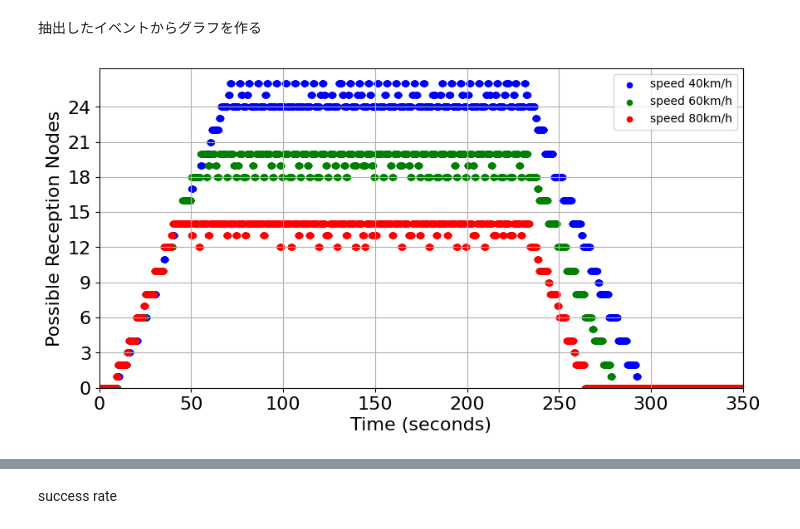
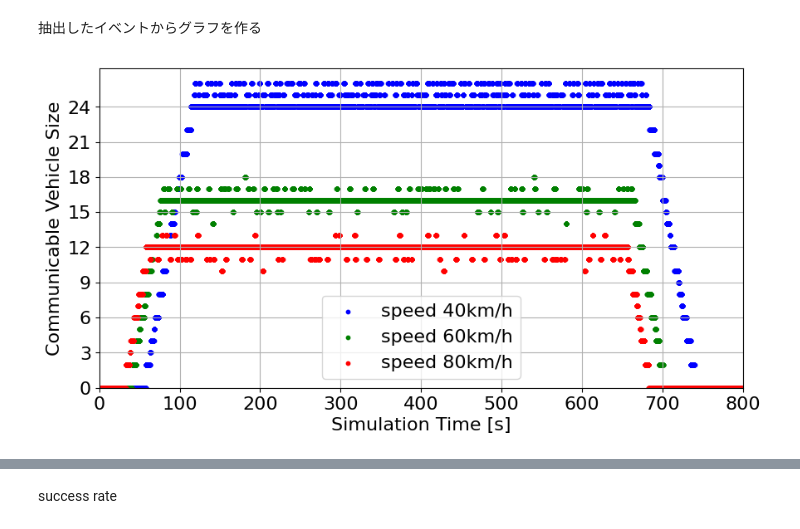
Before and after one commit to lucvil/artery-scenarios, a Jupyter notebook: multiple-rsu-street/result_plot.ipynb, the cells around one changed output, grey strips where cells are left out. Cells and saved outputs as stored; diff of their text form; code cells hidden in the pictures.

```diff
--- a/multiple-rsu-street/result_plot.ipynb
+++ b/multiple-rsu-street/result_plot.ipynb
@@ -185,7 +185,7 @@ from collections import Counter
 
 def count_nodes_for_plot(speed):
 
-    log_folder_path = "./results/speed" + str(speed) + "/"
+    log_folder_path = "./results/speed" + str(speed) + "/250vehicle/1/"
     extracted_events_file_path = log_folder_path + "/extracted_events.json"
 
     # extracted_events.json jsonデータを読み込む
@@ -217,48 +217,48 @@ time_series3, status_counts3 = count_nodes_for_plot(80)
 
 # 3つwo1つのgraphにまとめる
 plt.figure(figsize=(10, 5))
-plt.scatter(time_series, status_counts, c='blue', marker='o', s=20, label='speed 40km/h')
-plt.scatter(time_series2, status_counts2, c='green', marker='o', s=20, label='speed 60km/h')
-plt.scatter(time_series3, status_counts3, c='red', marker='o', s=20, label='speed 80km/h')
-# plt.scatter(time_series, status_counts, c='blue', marker='o', s=10)
-# plt.scatter(time_series2, status_counts2, c='green', marker='o', s=10)
-# plt.scatter(time_series3, status_counts3, c='red', marker='o', s=10)
-plt.xlabel('Time (seconds)', fontsize=16)
-plt.ylabel('Possible Reception Nodes', fontsize=16)
+plt.scatter(time_series, status_counts, c='blue', marker='o', s=10, label='speed 40km/h')
+plt.scatter(time_series2, status_counts2, c='green', marker='o', s=10, label='speed 60km/h')
+plt.scatter(time_series3, status_counts3, c='red', marker='o', s=10, label='speed 80km/h')
+# plt.scatter(time_series, status_counts,facecolors='none', edgecolors='blue', marker='o', s=10, label='speed 40km/h')
+# plt.scatter(time_series2, status_counts2, facecolors='none', edgecolors='green', marker='o', s=10, label='speed 60km/h')
+# plt.scatter(time_series3, status_counts3, facecolors='none', edgecolors='red', marker='o', s=10, label='speed 80km/h')
+plt.xlabel('Simulation Time [s]', fontsize=16)
+plt.ylabel('Communicable Vehicle Size', fontsize=16)
 
 plt.ylim(0, None)
-plt.xlim(0, 350)
+plt.xlim(0, 800)
 
 plt.xticks(fontsize=16)
 plt.yticks(range(0, max(status_counts)+1, 3), fontsize=16)
 
 plt.grid(True)
-plt.legend()
+plt.legend(fontsize=16)
 plt.show()
 
 
 
 # # グラフを描画
 # plt.figure(figsize=(10, 5))
 # plt.scatter(time_series, status_counts, c='blue', marker='o', s=20)
 # plt.xlabel('Time (seconds)', fontsize=12)
 # plt.ylabel('Count of Possible Reception Nodes', fontsize=12)
 
 
 # # plt.title('Possible Reception Nodes Over Time')
 # # y軸の範囲を0以上に設定
 # plt.ylim(0, None)
 # # x軸の範囲も0以上に設定
 # plt.xlim(0, 300)
 
 # # y軸の目盛りを整数に設定
 # plt.xticks(fontsize=12)
 # plt.yticks(range(0, max(status_counts)+1, 1), fontsize=12)
 
 # plt.grid(True)
 # plt.show()
 # %% [output]
-[figure, old version]
+[figure, new version]
 # %% [markdown]
 ![image.png](attachment:image.png)
 # %%
```
Also changed, not shown: parts of 1 cell of this notebook, 12 other files.
